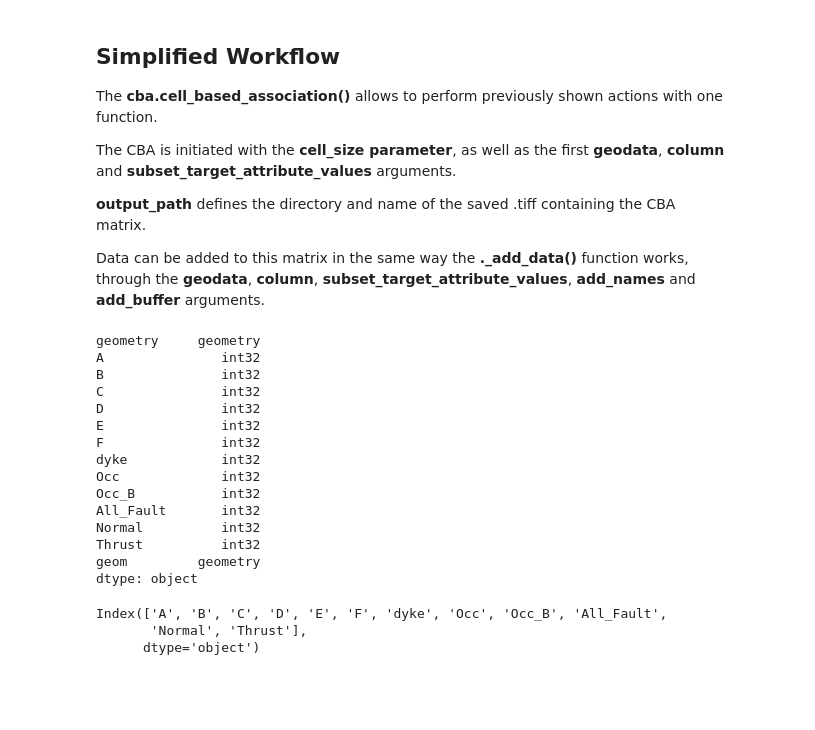
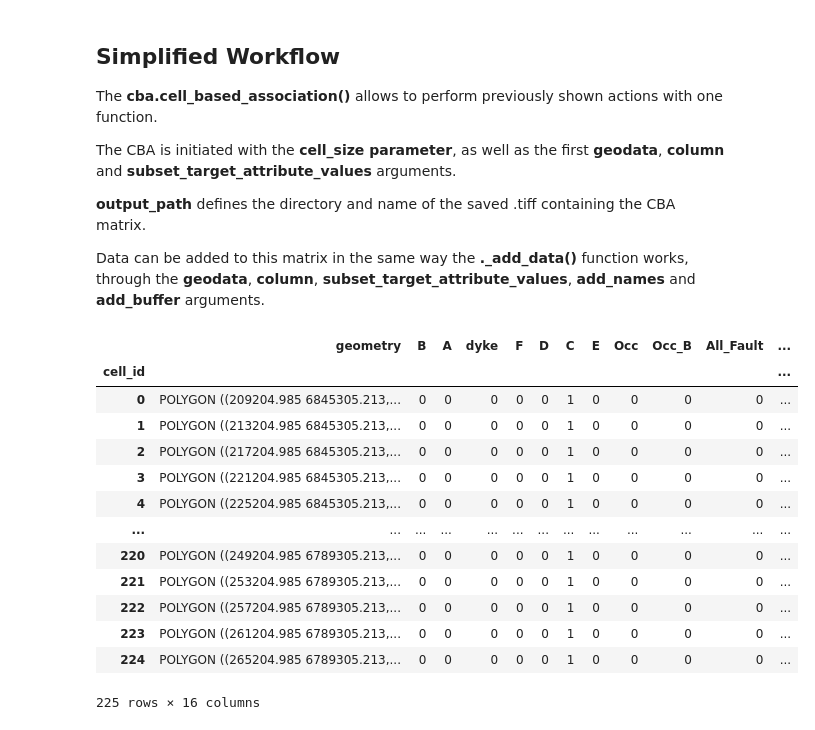
Before and after one commit to GispoCoding/eis_toolkit, a Jupyter notebook: notebooks/cba_introduction.ipynb, the cells around one changed output. Cells and saved outputs as stored; diff of their text form; code cells hidden in the pictures; blank space fills up the shorter version.

Commit message:
Update
- Corrections.
- Added inputs checks and call for exceptions.
- Targeted column is now converted to "category" dtype to allow processing of numerical values.
- Added new tests.

```diff
--- a/notebooks/cba_introduction.ipynb
+++ b/notebooks/cba_introduction.ipynb
@@ -313,24 +299,27 @@ cba_matrix = cba_matrix.set_geometry("geom")
-# %%
-cba_matrix.dtypes
-# %% [output]
-geometry     geometry
-A               int32
-B               int32
-C               int32
-D               int32
-E               int32
-F               int32
-dyke            int32
-Occ             int32
-Occ_B           int32
-All_Fault       int32
-Normal          int32
-Thrust          int32
-geom         geometry
-dtype: object
-# %%
-cba_matrix.select_dtypes(exclude=['geometry']).columns
-# %% [output]
-Index(['A', 'B', 'C', 'D', 'E', 'F', 'dyke', 'Occ', 'Occ_B', 'All_Fault',
-       'Normal', 'Thrust'],
-      dtype='object')
+# %%
+cba_matrix = cba.cell_based_association(
+    cell_size = 4000,
+    geodata = [input_polygon, input_points, input_points, input_lines, input_lines, input_lines],
+    output_path = str(tmp_dir + "_cba_matrix"),
+    column = ['Litho', "", "", "", "Type", "Test"],
+    subset_target_attribute_values = [None, None, None, None, [], [1,2,3]],
+    add_name = ["Occ", "Occ_B", "All_Fault", "F_", ""],
+    add_buffer = [False, 4000, 4000, False, False],
+)
+# %%
+cba_matrix
+# %% [output]
+|  | geometry | B | A | dyke | F | D | C | E | Occ | Occ_B | All_Fault | ... |
+| cell_id |  |  |  |  |  |  |  |  |  |  |  | ... |
+| 0 | POLYGON ((209204.985 6845305.213,... | 0 | 0 | 0 | 0 | 0 | 1 | 0 | 0 | 0 | 0 | ... |
+| 1 | POLYGON ((213204.985 6845305.213,... | 0 | 0 | 0 | 0 | 0 | 1 | 0 | 0 | 0 | 0 | ... |
+| 2 | POLYGON ((217204.985 6845305.213,... | 0 | 0 | 0 | 0 | 0 | 1 | 0 | 0 | 0 | 0 | ... |
+| 3 | POLYGON ((221204.985 6845305.213,... | 0 | 0 | 0 | 0 | 0 | 1 | 0 | 0 | 0 | 0 | ... |
+| 4 | POLYGON ((225204.985 6845305.213,... | 0 | 0 | 0 | 0 | 0 | 1 | 0 | 0 | 0 | 0 | ... |
+| ... | ... | ... | ... | ... | ... | ... | ... | ... | ... | ... | ... | ... |
+| 220 | POLYGON ((249204.985 6789305.213,... | 0 | 0 | 0 | 0 | 0 | 1 | 0 | 0 | 0 | 0 | ... |
+| 221 | POLYGON ((253204.985 6789305.213,... | 0 | 0 | 0 | 0 | 0 | 1 | 0 | 0 | 0 | 0 | ... |
+| 222 | POLYGON ((257204.985 6789305.213,... | 0 | 0 | 0 | 0 | 0 | 1 | 0 | 0 | 0 | 0 | ... |
+| 223 | POLYGON ((261204.985 6789305.213,... | 0 | 0 | 0 | 0 | 0 | 1 | 0 | 0 | 0 | 0 | ... |
+| 224 | POLYGON ((265204.985 6789305.213,... | 0 | 0 | 0 | 0 | 0 | 1 | 0 | 0 | 0 | 0 | ... |
+225 rows × 16 columns
```
Also changed, not shown: parts of 10 cells of this notebook, 5 other files.
